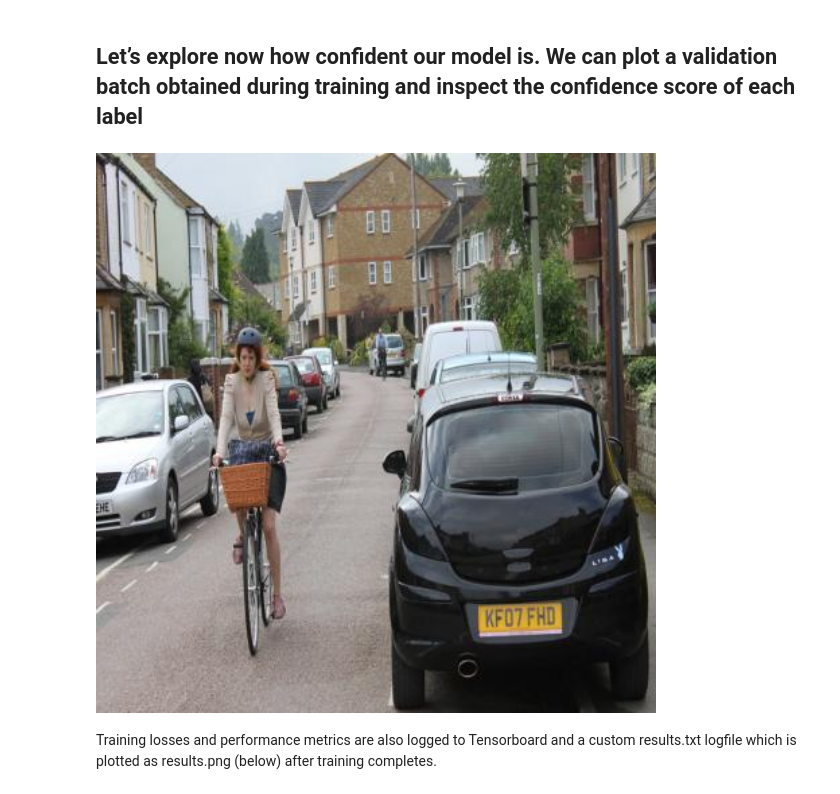
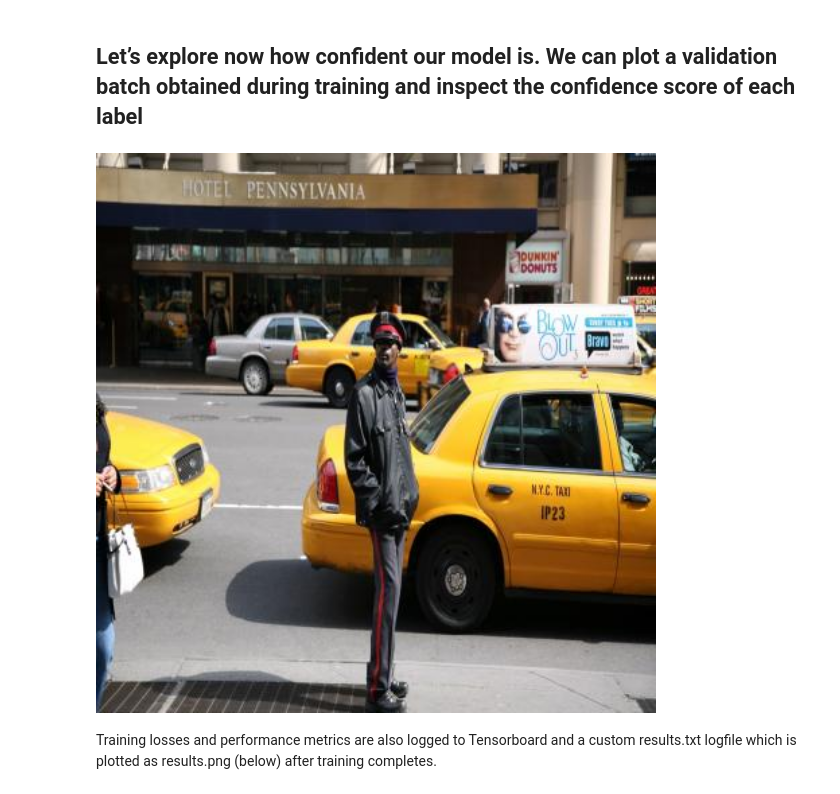
Before and after one commit to abhijeetmalkar1997/Happy_monk, a Jupyter notebook: Question 2/person_vehicle_detection.ipynb, the cells around one changed output. Cells and saved outputs as stored; diff of their text form; code cells hidden in the pictures.

```diff
--- a/Question 2/person_vehicle_detection.ipynb
+++ b/Question 2/person_vehicle_detection.ipynb
@@ -94,9 +88,9 @@ Results saved to runs/train/exp2
 # %% [markdown]
 ## Let’s explore now how confident our model is. We can plot a validation batch obtained during training and inspect the confidence score of each label
 # %%
-Image(filename= '/content/image_000000459_jpg.rf.8350c0cbc5c5b66300e54088067bc870.jpg', width=1000)
+Image(filename= '/content/drive/MyDrive/happy_monk/New folder/happy monk/data/valid/images/image_000001240_jpg.rf.9617dc81c6e26819e3a9b3a5a6732cd5.jpg', width=1000)
 # %% [output]
-[figure, old version]
+[figure, new version]
 # %% [markdown]
 Training losses and performance metrics are also logged to Tensorboard and a custom results.txt logfile which is plotted as results.png (below) after training completes.
 # %% [markdown]
```
Also changed, not shown: parts of 6 cells of this notebook.
